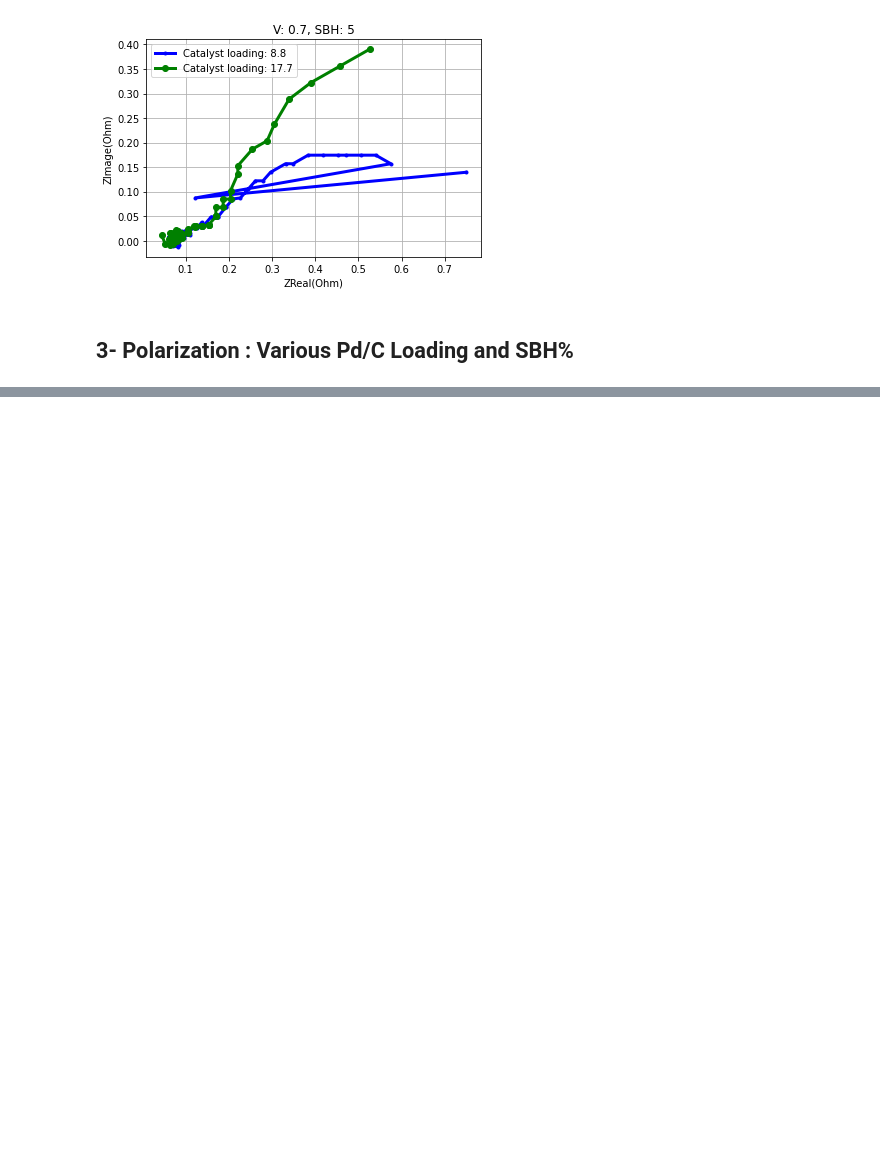
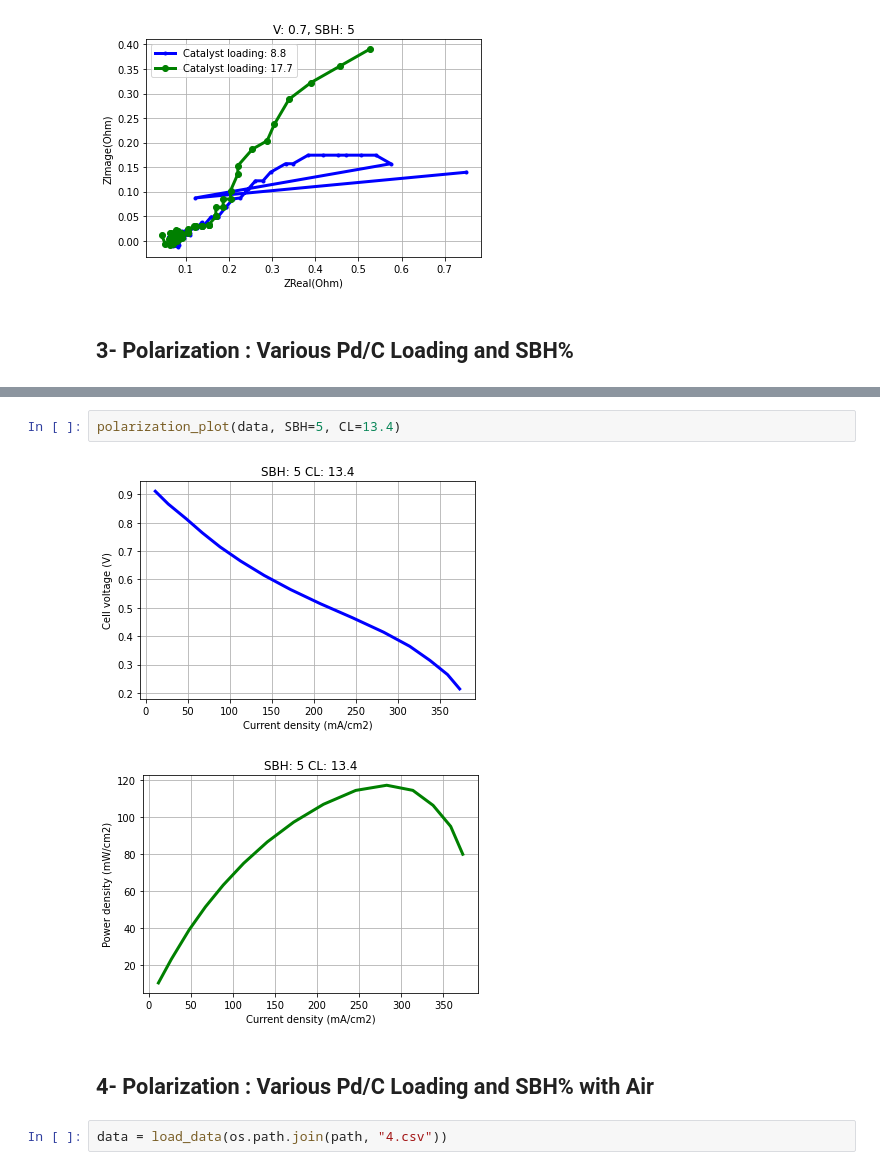
Before and after one commit to ECSIM/dbfc-dataset, a Jupyter notebook: Notebooks/Pd-C Catalyst.ipynb, the cells around one changed output, grey strips where cells are left out. Drawn from its saved outputs; the diff is of its cells as text; blank space fills up the shorter version.

```diff
--- a/Notebooks/Pd-C Catalyst.ipynb
+++ b/Notebooks/Pd-C Catalyst.ipynb
@@ -43,0 +51,9 @@ impedance_plot(data, SBH=5, V=0.7)
+# %%
+polarization_plot(data, SBH=5, CL=13.4)
+# %% [output]
+[figure, added]
+[figure, added]
+# %% [markdown]
+## 4- Polarization : Various Pd/C Loading and SBH% with Air
+# %%
+data = load_data(os.path.join(path, "4.csv"))
```
Also changed, not shown: parts of 6 cells of this notebook, 1 other file.
